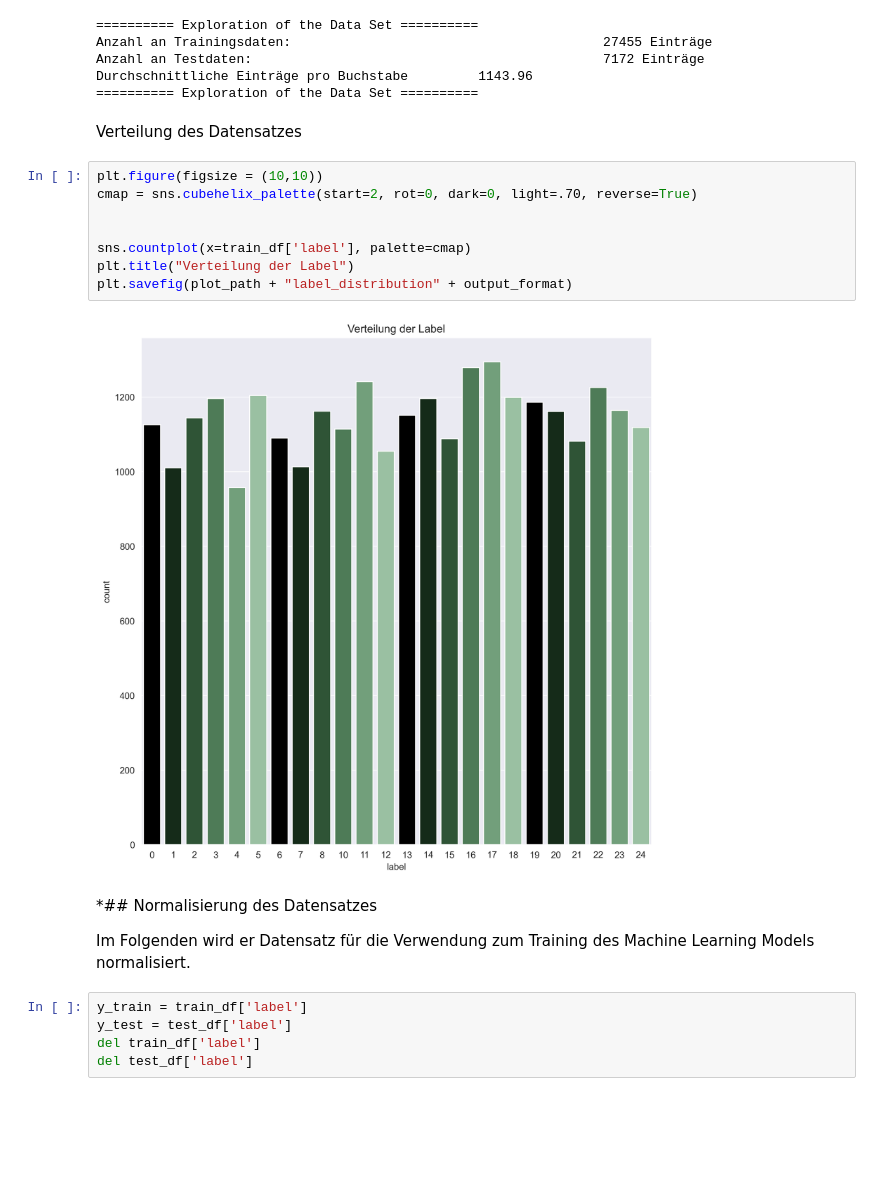
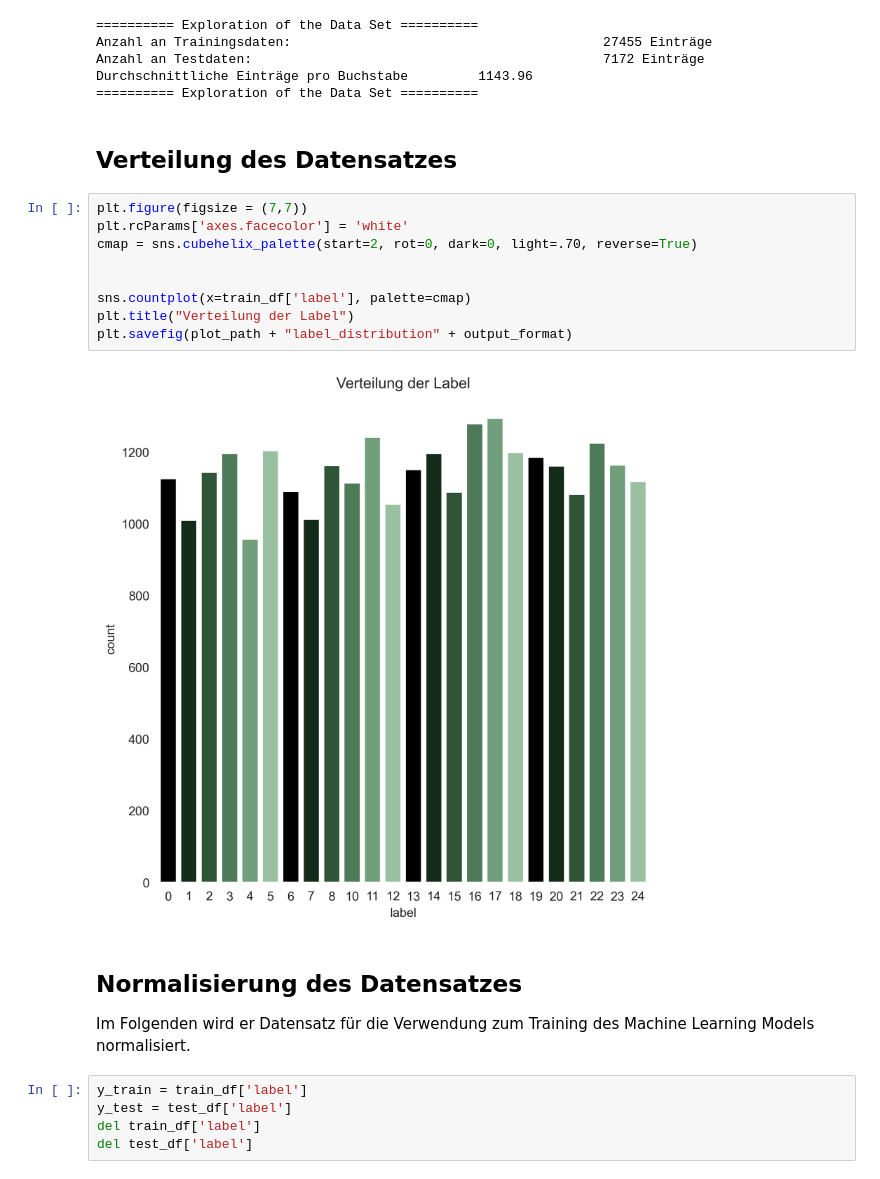
Before and after one commit to TjarkGerken/ml_intro_project, a Jupyter notebook: america_sign_language.ipynb, the cells around one changed output. Drawn from its saved outputs; the diff is of its cells as text; blank space fills up the shorter version.

```diff
--- a/america_sign_language.ipynb
+++ b/america_sign_language.ipynb
@@ -98,19 +91,20 @@ Anzahl an Testdaten:                                             7172 Einträge
 Durchschnittliche Einträge pro Buchstabe         1143.96
 ========== Exploration of the Data Set ==========
 # %% [markdown]
-Verteilung des Datensatzes
+## Verteilung des Datensatzes
 # %%
-plt.figure(figsize = (10,10))
+plt.figure(figsize = (7,7))
+plt.rcParams['axes.facecolor'] = 'white'
 cmap = sns.cubehelix_palette(start=2, rot=0, dark=0, light=.70, reverse=True)
 
 
 sns.countplot(x=train_df['label'], palette=cmap)
 plt.title("Verteilung der Label")
 plt.savefig(plot_path + "label_distribution" + output_format)
 # %% [output]
-[figure, old version]
+[figure, new version]
 # %% [markdown]
-*## Normalisierung des Datensatzes
+## Normalisierung des Datensatzes
 
 Im Folgenden wird er Datensatz für die Verwendung zum Training des Machine Learning Models normalisiert.
 # %%
```
Also changed, not shown: parts of 20 cells of this notebook, 10 other files.
